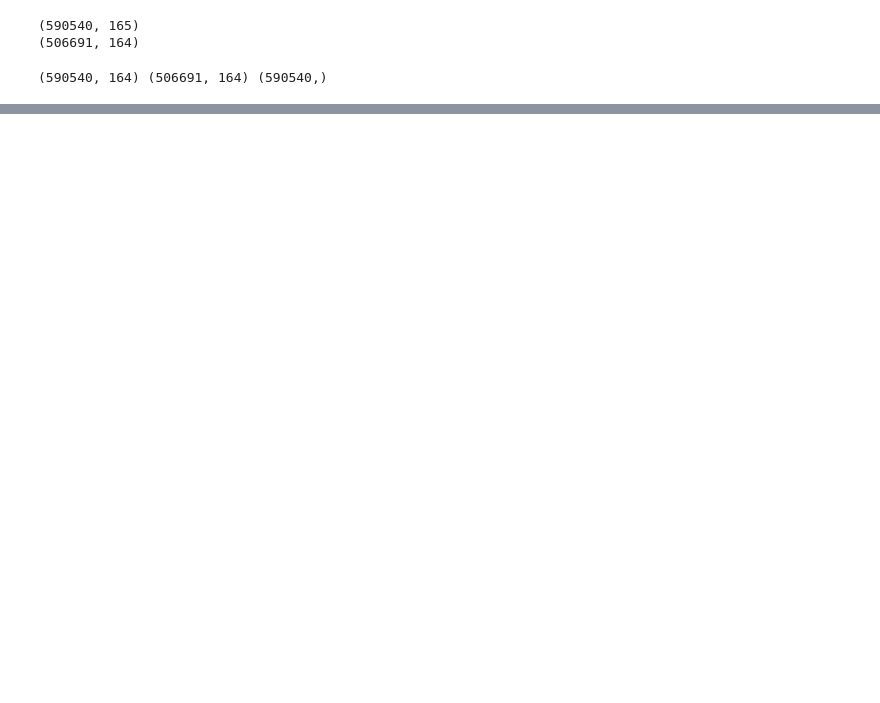
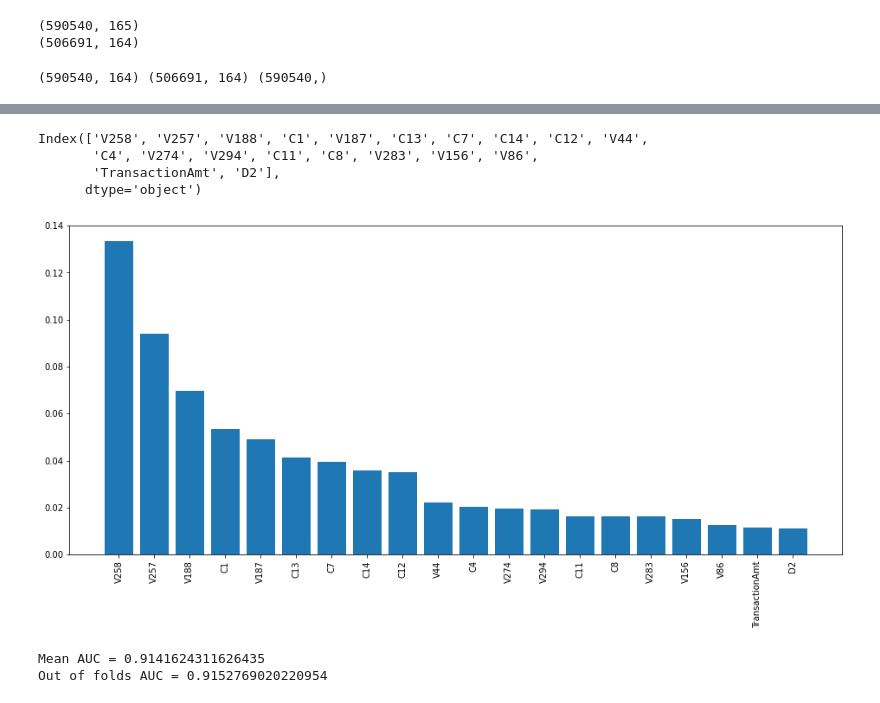
Before and after one commit to saulmontesdeoca/FraudsterSnap, a Jupyter notebook: model/fraud_detection.ipynb, the cells around one changed output, grey strips where cells are left out. Drawn from its saved outputs; the diff is of its cells as text; code cells hidden in the pictures; blank space fills up the shorter version.

```diff
--- a/model/fraud_detection.ipynb
+++ b/model/fraud_detection.ipynb
@@ -305,0 +309,20 @@ NameError: name 'roc_auc_score' is not defined
+# %%
+feats = {}
+for feature, importance in zip(X_train.columns, rf.feature_importances_):
+    feats[feature] = importance
+
+importances = pd.DataFrame.from_dict(feats, orient="index").rename(
+    columns={0: "Gini-importance"}
+)
+imp = importances.sort_values(by="Gini-importance", ascending=False)[:20]
+# %%
+plt.figure(1, figsize=(16, 7))
+plt.bar(imp.index, imp["Gini-importance"])
+plt.xticks(imp.index, rotation=90)
+print(imp.index)
+# %% [output]
+Index(['V258', 'V257', 'V188', 'C1', 'V187', 'C13', 'C7', 'C14', 'C12', 'V44',
+       'C4', 'V274', 'V294', 'C11', 'C8', 'V283', 'V156', 'V86',
+       'TransactionAmt', 'D2'],
+      dtype='object')
+[figure, added]
@@ -305,0 +372,6 @@ NameError: name 'roc_auc_score' is not defined
+# %%
+print(f"\nMean AUC = {score_auc}")
+print(f"Out of folds AUC = {roc_auc_score(y_train, y_oof)}")
+# %% [output]
+Mean AUC = 0.9141624311626435
+Out of folds AUC = 0.9152769020220954
```
Also changed, not shown: parts of 24 cells of this notebook, 1 other file.
